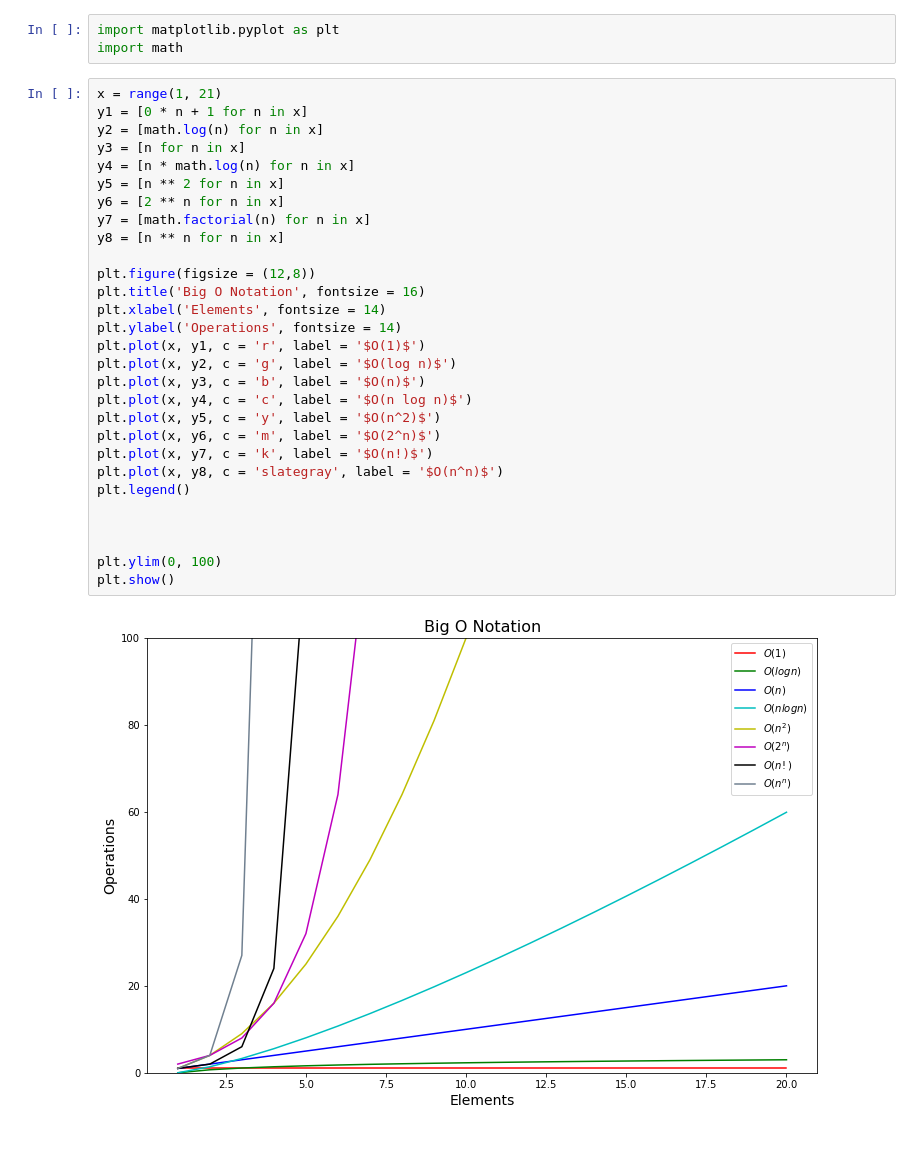
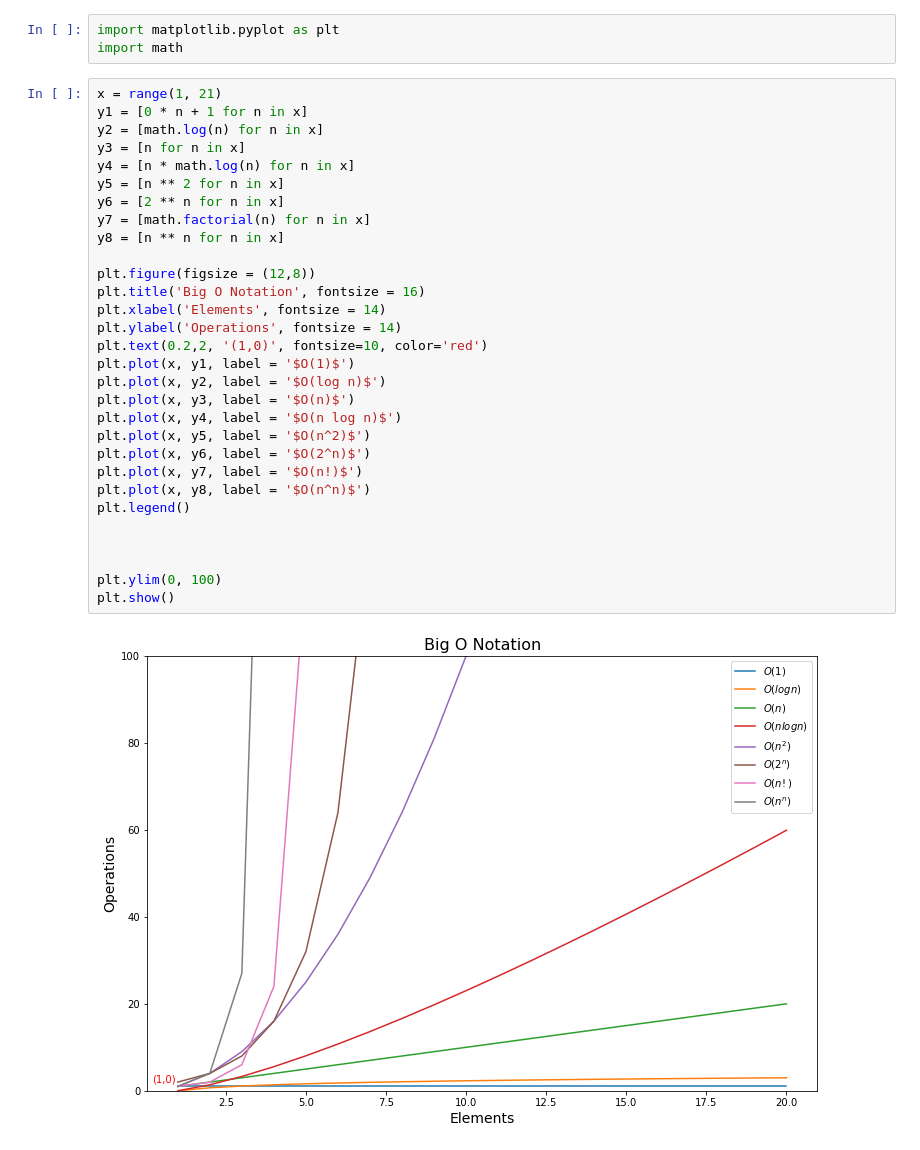
Before and after one commit to ForrestMccrosky/numpy-pandas-visualization-exercises, a Jupyter notebook: big_o_notation.ipynb, the cells around one changed output. Cells and saved outputs as stored; diff of their text form.

Commit message:
Adding origin point and changing colors

```diff
--- a/big_o_notation.ipynb
+++ b/big_o_notation.ipynb
@@ -7,31 +7,32 @@ import math
 # %%
 x = range(1, 21)
 y1 = [0 * n + 1 for n in x]
 y2 = [math.log(n) for n in x]
 y3 = [n for n in x]
 y4 = [n * math.log(n) for n in x]
 y5 = [n ** 2 for n in x]
 y6 = [2 ** n for n in x]
 y7 = [math.factorial(n) for n in x]
 y8 = [n ** n for n in x]
 
 plt.figure(figsize = (12,8))
 plt.title('Big O Notation', fontsize = 16)
 plt.xlabel('Elements', fontsize = 14)
 plt.ylabel('Operations', fontsize = 14)
-plt.plot(x, y1, c = 'r', label = '$O(1)$')
-plt.plot(x, y2, c = 'g', label = '$O(log n)$')
-plt.plot(x, y3, c = 'b', label = '$O(n)$')
-plt.plot(x, y4, c = 'c', label = '$O(n log n)$')
-plt.plot(x, y5, c = 'y', label = '$O(n^2)$')
-plt.plot(x, y6, c = 'm', label = '$O(2^n)$')
-plt.plot(x, y7, c = 'k', label = '$O(n!)$')
-plt.plot(x, y8, c = 'slategray', label = '$O(n^n)$')
+plt.text(0.2,2, '(1,0)', fontsize=10, color='red')
+plt.plot(x, y1, label = '$O(1)$')
+plt.plot(x, y2, label = '$O(log n)$')
+plt.plot(x, y3, label = '$O(n)$')
+plt.plot(x, y4, label = '$O(n log n)$')
+plt.plot(x, y5, label = '$O(n^2)$')
+plt.plot(x, y6, label = '$O(2^n)$')
+plt.plot(x, y7, label = '$O(n!)$')
+plt.plot(x, y8, label = '$O(n^n)$')
 plt.legend()
 
 
 
 plt.ylim(0, 100)
 plt.show()
 # %% [output]
-[figure, old version]
+[figure, new version]
```
